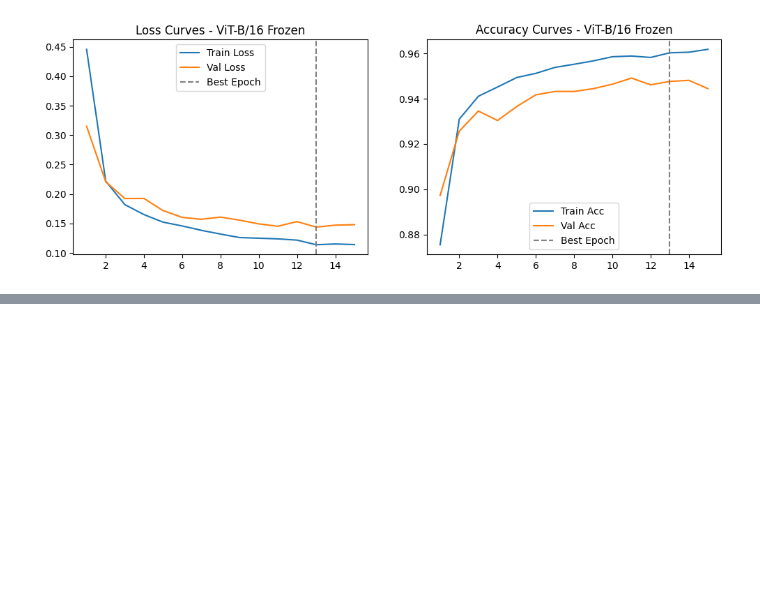
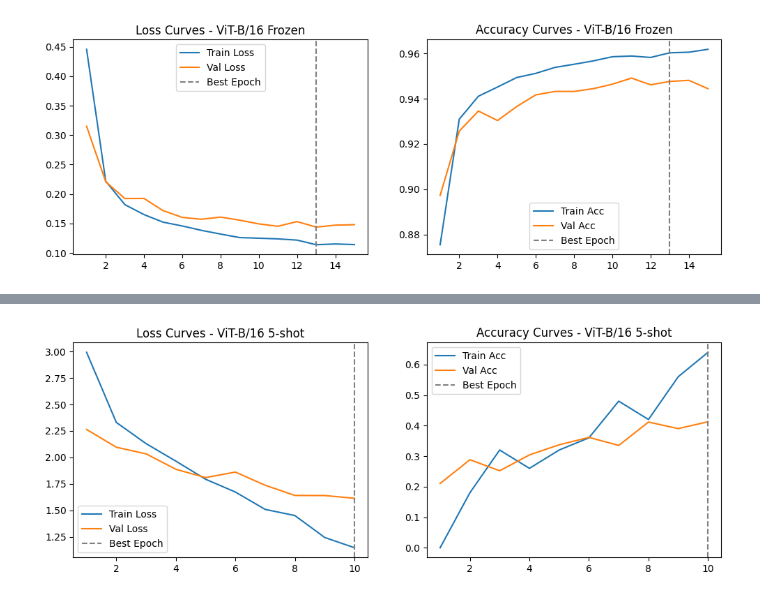
Before and after one commit to dboutzounis/Satellite-Data-Comparative-Study, a Jupyter notebook: satellite_image_classification.ipynb, the cells around one changed output, grey strips where cells are left out. Cells and saved outputs as stored; diff of their text form; code cells hidden in the pictures; blank space fills up the shorter version.

```diff
--- a/satellite_image_classification.ipynb
+++ b/satellite_image_classification.ipynb
@@ -751,0 +893,21 @@ plot_train_curves(results_vit_frozen, "ViT-B/16 Frozen")
+# %%
+reproducibility()
+
+vit_5shot = models.vit_b_16(weights=models.ViT_B_16_Weights.IMAGENET1K_V1)
+in_features = vit_5shot.heads.head.in_features
+vit_5shot.heads.head = nn.Linear(in_features, num_classes)
+vit_5shot = vit_5shot.to(device)
+
+criterion = nn.CrossEntropyLoss()
+
+optimizer = optim.AdamW(vit_5shot.parameters(), 3e-4)
+
+results_vit_5shot = train_model(
+    model=vit_5shot,
+    train_loader=train_loader_vit_5shot,
+    val_loader=val_loader_vit,
+    test_loader=test_loader_vit,
+    optimizer=optimizer,
+    criterion=criterion,
+    num_epochs=10,
+)
@@ -751,0 +928,4 @@ plot_train_curves(results_vit_frozen, "ViT-B/16 Frozen")
+# %%
+plot_train_curves(results_vit_5shot, "ViT-B/16 5-shot")
+# %% [output]
+[figure, added]
```
Also changed, not shown: parts of 11 cells of this notebook.
